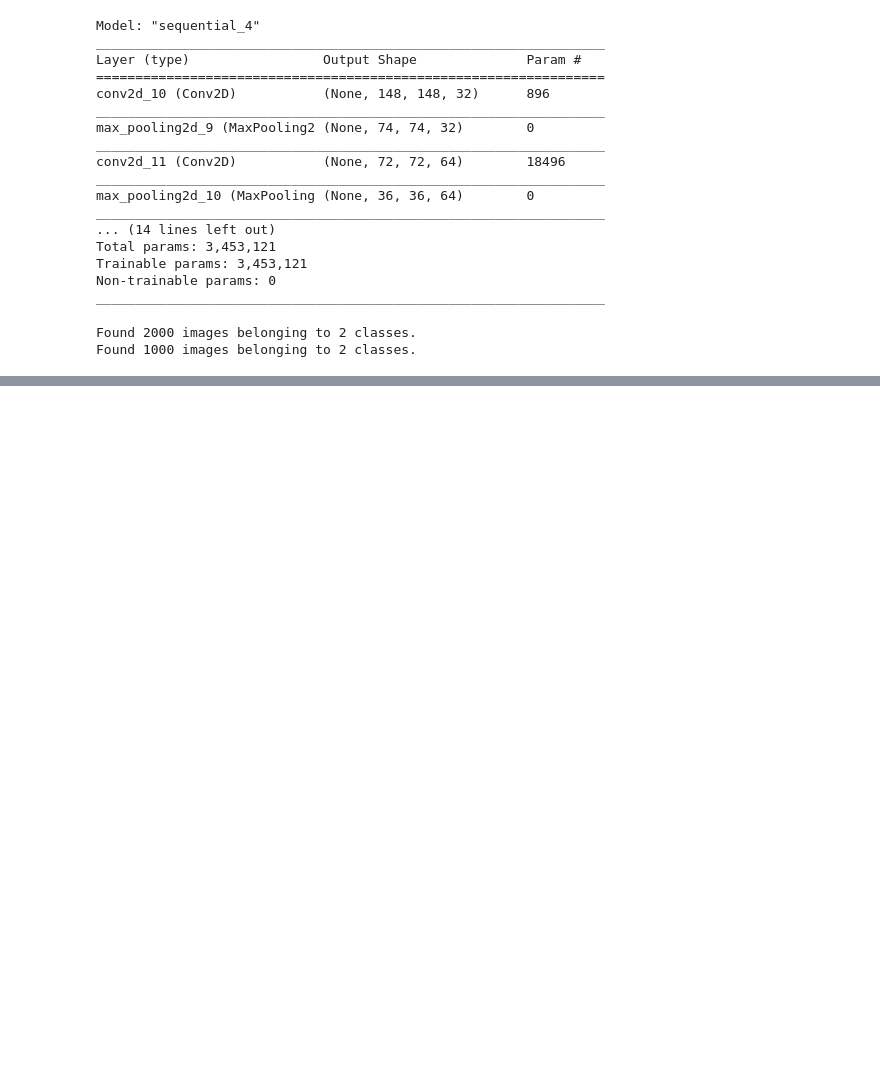
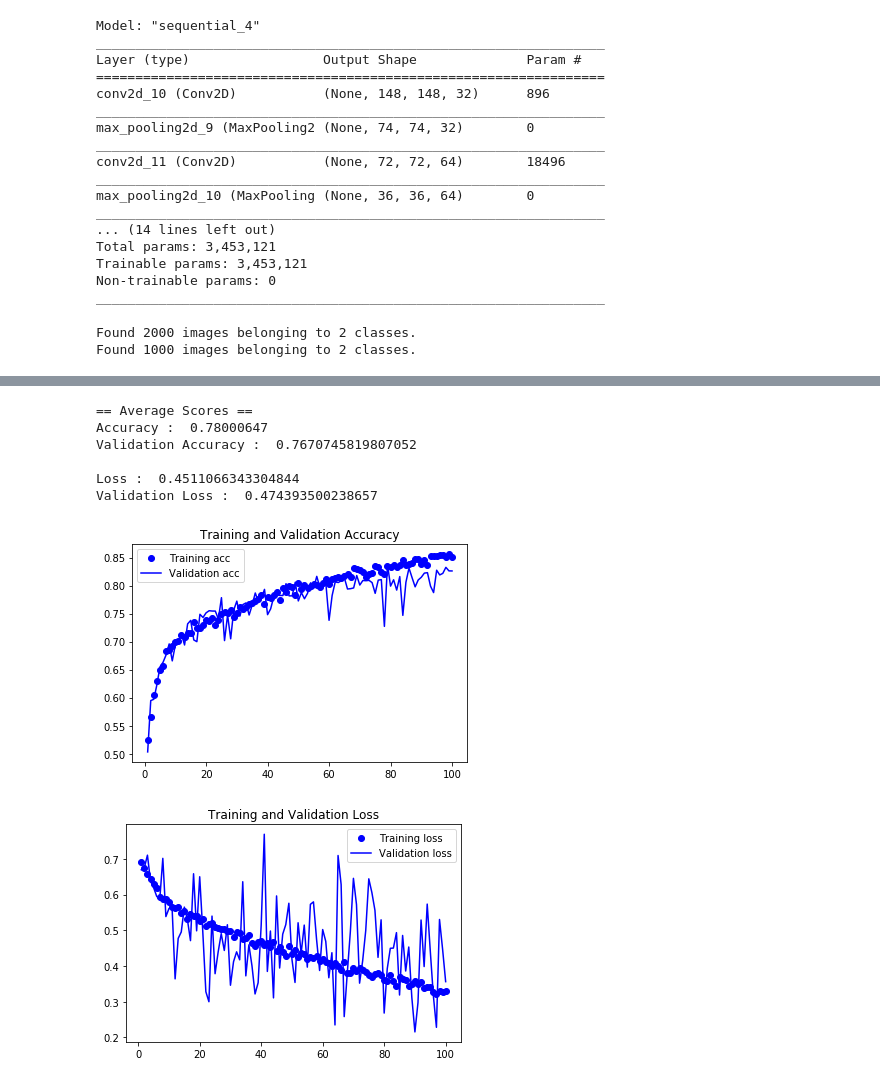
Before and after one commit to quhb2455/My_data, a Jupyter notebook: Keras_practice/Keras_Cat&Dog_practice.ipynb, the cells around one changed output, grey strips where cells are left out. Cells and saved outputs as stored; diff of their text form; code cells hidden in the pictures; blank space fills up the shorter version.

Commit message:
0528 cats and dogs
cats and dogs 데이터 증식 사용으로 정확도를 높임. 더 높이기 위해선 훈련된 네트워크(모델)을 사용해야함.
cats_and_dogs_small_1.h5 == 데이터 증식 전 모델을 저장한 것.
cats_and_dogs_small_2.h5 == 데이터 증식 후 모델을 저장한 것..

```diff
--- a/Keras_practice/Keras_Cat&Dog_practice.ipynb
+++ b/Keras_practice/Keras_Cat&Dog_practice.ipynb
@@ -147,0 +353,40 @@ Found 1000 images belonging to 2 classes.
+# %%
+
+acc = history.history['acc']
+val_acc = history.history['val_acc']
+
+loss = history.history['loss']
+val_loss = history.history['val_loss']
+
+print("== Average Scores ==\nAccuracy : ", np.mean(acc))
+print("Validation Accuracy : ", np.mean(val_acc))
+print()
+print("Loss : ", np.mean(loss))
+print("Validation Loss : ", np.mean(val_loss))
+
+epochs = range(1, len(acc) + 1)
+
+plt.plot(epochs, acc, 'bo', label = 'Training acc')
+plt.plot(epochs, val_acc, 'b', label = 'Validation acc')
+plt.title('Training and Validation Accuracy')
+plt.legend()
+
+plt.figure()
+
+plt.plot(epochs, loss, 'bo', label = 'Training loss')
+plt.plot(epochs, val_loss, 'b', label = 'Validation loss')
+plt.title('Training and Validation Loss')
+plt.legend()
+"다른 규제 기법을 더 사용하고 네트워크 파라미터를 튜닝하면(합성곱 층의 필터 수, 네트워크 층의 수 등)"
+"86 ~ 87%의 정확도를 받을 수 있다. 하지만 데이터가 적기 때문에 모델을 처음부터 훈련해서는 높은 정확도를 달성하긴 힘들다."
+"따라서 우리는 이미 훈련된 모델을 사용해야만 더 높은 정확도를 달성 할 수 있다."
+plt.show()
+# %% [output]
+== Average Scores ==
+Accuracy :  0.78000647
+Validation Accuracy :  0.7670745819807052
+
+Loss :  0.4511066343304844
+Validation Loss :  0.474393500238657
+[figure, added]
+[figure, added]
```
Also changed, not shown: parts of 8 cells of this notebook, 2 other files.
